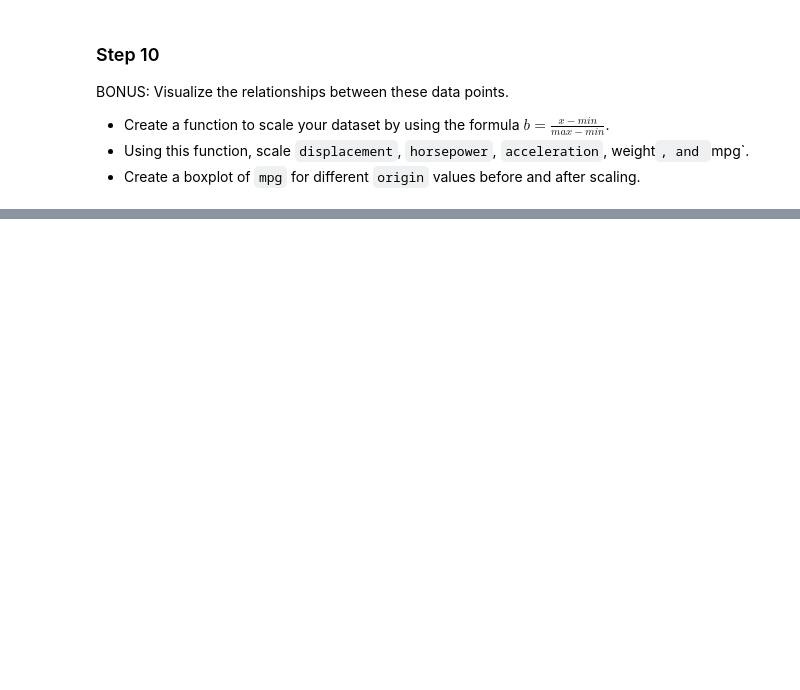
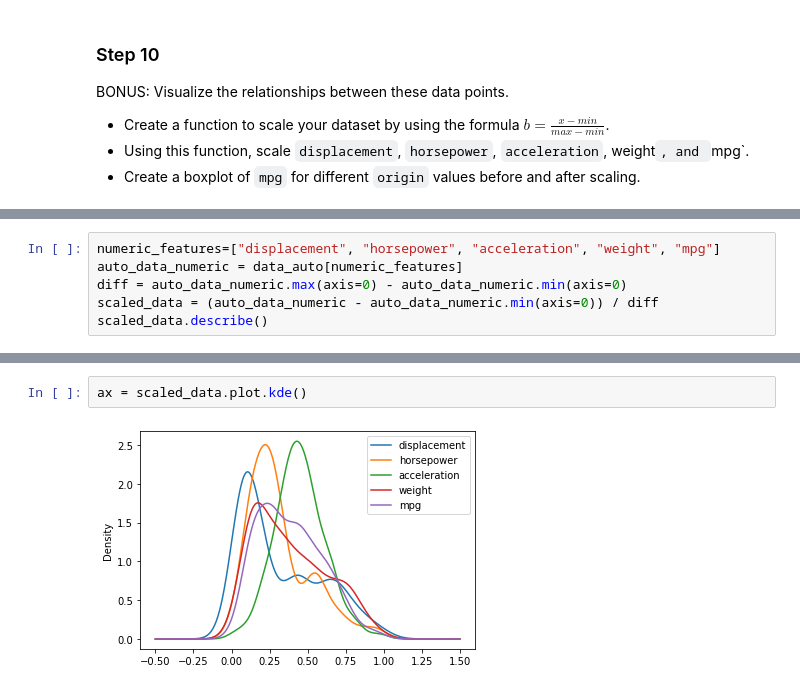
Before and after one commit to TheThreeRs/DataStudy, a Jupyter notebook: MagniMind/W1/Homework_1.ipynb, the cells around one changed output, grey strips where cells are left out. Drawn from its saved outputs; the diff is of its cells as text; blank space fills up the shorter version.

```diff
--- a/MagniMind/W1/Homework_1.ipynb
+++ b/MagniMind/W1/Homework_1.ipynb
@@ -292,0 +321,6 @@ BONUS: Visualize the relationships between these data points.
+# %%
+numeric_features=["displacement", "horsepower", "acceleration", "weight", "mpg"]
+auto_data_numeric = data_auto[numeric_features]
+diff = auto_data_numeric.max(axis=0) - auto_data_numeric.min(axis=0)
+scaled_data = (auto_data_numeric - auto_data_numeric.min(axis=0)) / diff
+scaled_data.describe()
@@ -292,0 +337,4 @@ BONUS: Visualize the relationships between these data points.
+# %%
+ax = scaled_data.plot.kde()
+# %% [output]
+[figure, added]
```
Also changed, not shown: parts of 6 cells of this notebook, 27 other files.
